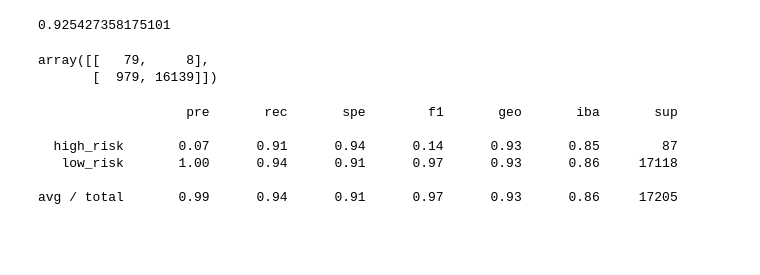
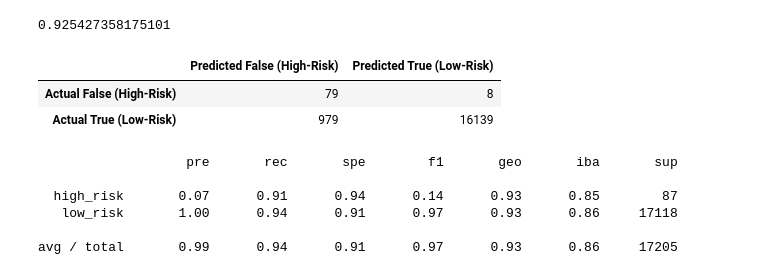
Before and after one commit to amberteets/credit-risk-analysis, a Jupyter notebook: credit_risk_ensemble.ipynb, the cells around one changed output. Drawn from its saved outputs; the diff is of its cells as text; code cells hidden in the pictures; blank space fills up the shorter version.

```diff
--- a/credit_risk_ensemble.ipynb
+++ b/credit_risk_ensemble.ipynb
@@ -140,11 +153,15 @@ balanced_accuracy_score(y_test, y_pred2)
 # %% [output]
 0.925427358175101
-# %%
-# Display the confusion matrix
-confusion_matrix(y_test, y_pred2)
-# %% [output]
-array([[   79,     8],
-       [  979, 16139]])
+# %%
+# Display the confusion matrix
+eec_cm = confusion_matrix(y_test, y_pred2)
+eec_cm_df = pd.DataFrame(eec_cm, columns=['Predicted False (High-Risk)', 'Predicted True (Low-Risk)'],
+                        index=['Actual False (High-Risk)', 'Actual True (Low-Risk)'])
+eec_cm_df
+# %% [output]
+|  | Predicted False (High-Risk) | Predicted True (Low-Risk) |
+| Actual False (High-Risk) | 79 | 8 |
+| Actual True (Low-Risk) | 979 | 16139 |
 # %%
 # Print the imbalanced classification report
 print(classification_report_imbalanced(y_test, y_pred2))
```
Also changed, not shown: parts of 4 cells of this notebook.
